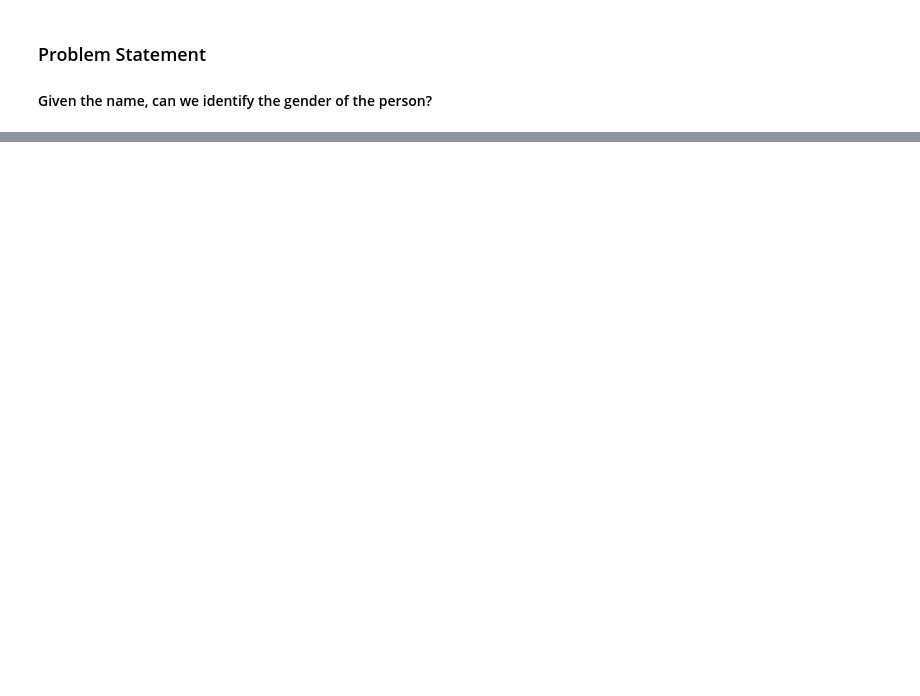
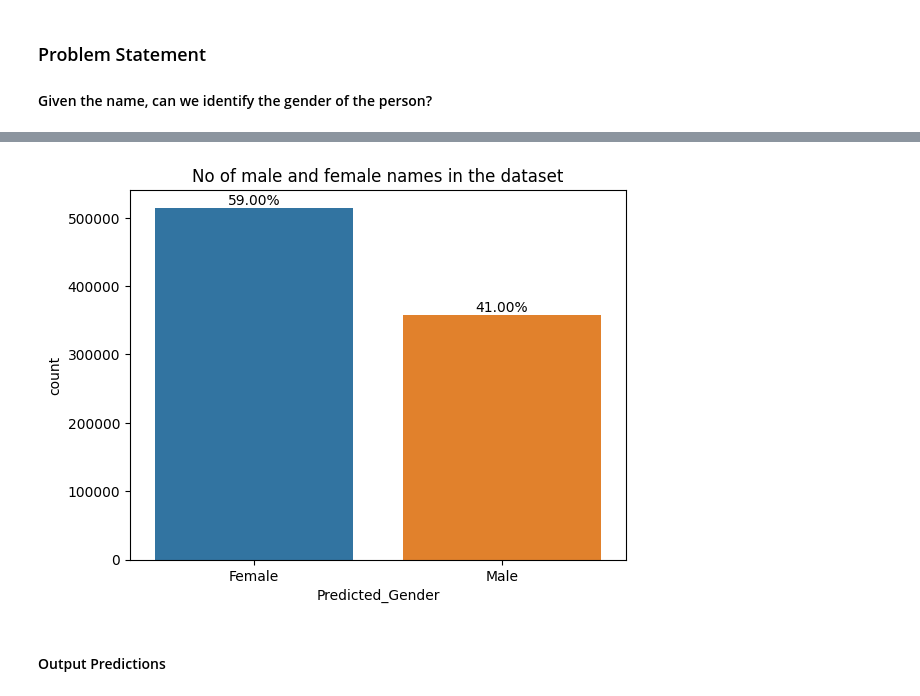
Before and after one commit to Neshmwaniki/Customers-Name-Gender-Classification, a Jupyter notebook: Gender Identification- Name based.ipynb, the cells around one changed output, grey strips where cells are left out. Saved outputs shown, nothing was run; the diff lists cells and outputs as text; code cells hidden in the pictures; blank space fills up the shorter version.

```diff
--- a/Gender Identification- Name based.ipynb
+++ b/Gender Identification- Name based.ipynb
@@ -600,0 +1022,17 @@ print(cmatrix(XGB_model2))
+# %%
+# Define the seed
+seed = 45
+
+RF_model = RandomForestClassifier(random_state=seed)
+RF_model.fit(x_train, y_train)
+
+# Save the model to a file
+joblib.dump(RF_model, 'rf_model2.pkl')
+
+# Load the model from the file
+loaded_rf_model = joblib.load('rf_model2.pkl')
+
+# Make predictions using the ensemble model
+RF_y_pred2 = loaded_rf_model.predict(x_test)
+
+predictions2 = loaded_rf_model.predict(df_test)
@@ -615,3 +1083,6 @@ cust_prof['gender'] = cust_prof['gender'].map({1: 'Female', 2: 'Male'})
 
 cols_of_interest = ['customer_id','name']#,'gender'
 cust_prof = cust_prof[cols_of_interest]
+# %%
+matched_data_rows = pd.concat([matched_rows,mismatch_clean],axis=0,ignore_index=True)
+matched_data_rows.shape
@@ -619,8 +1101,8 @@ cust_prof = cust_prof[cols_of_interest]
 
 ## filter data already in train data
 cust_prof = cust_prof.reset_index(drop=True)
-matched_rows = matched_rows.reset_index(drop=True)
+matched_data_rows = matched_data_rows.reset_index(drop=True)
 
-df4 = cust_prof.drop(cust_prof[cust_prof['customer_id'].isin(matched_rows['customer_id'])].index)
+df4 = cust_prof.drop(cust_prof[cust_prof['customer_id'].isin(matched_data_rows['customer_id'])].index)
 ## check shape after
 df4.shape
@@ -707,3 +1194,12 @@ predictions2 = XGB_model2.predict(dm_test)
+# %%
+
+# Load the model from the file
+loaded_rf_model = joblib.load('rf_model2.pkl')
+
+# Make predictions using the ensemble model
+RF_y_pred2 = loaded_rf_model.predict(x_test)
+
+predictions2 = loaded_rf_model.predict(dm_test)
 # %%
 predictions2 = predictions2.tolist()
 # customer_f_dt = customer_f_dt.reset_index(drop=True)
@@ -740,29 +1270,35 @@ all_cust_prof_data['Predicted_Gender'].value_counts()
 # %%
 ## plot for male and female names in the data
+import seaborn as sns
+import matplotlib.pyplot as plt
 
 # Create the countplot
 ax = sns.countplot(x='Predicted_Gender', data=all_cust_prof_data)
 
+# Calculate the total count for each category
+total_counts = all_cust_prof_data['Predicted_Gender'].value_counts()
+
 # Calculate the proportions for each category
-total = len(all_cust_prof_data)
-counts = all_cust_prof_data['Predicted_Gender'].value_counts()
-proportions = counts / total
+proportions = total_counts / total_counts.sum()
 
 # Sort the counts and proportions in descending order
-sorted_counts = counts.sort_values(ascending=False)
+sorted_counts = total_counts.sort_values(ascending=False)
 sorted_proportions = proportions.loc[sorted_counts.index]
-
 
 # Add the proportions as annotations
 for i, p in enumerate(ax.patches):
     x = p.get_x() + p.get_width() / 2
     y = p.get_height()
     label = f"{sorted_proportions[i]:.2%}"
     ax.annotate(label, (x, y), ha='center', va='bottom')
 
 # Set the title and x-axis tick labels
 plt.title('No of male and female names in the dataset')
 plt.xticks(ticks=[0, 1], labels=['Female', 'Male'])
 
 # Display the plot
 plt.show()
+# %% [output]
+[figure, added]
+# %% [markdown]
+#### Output Predictions
```
Also changed, not shown: parts of 124 cells of this notebook.
